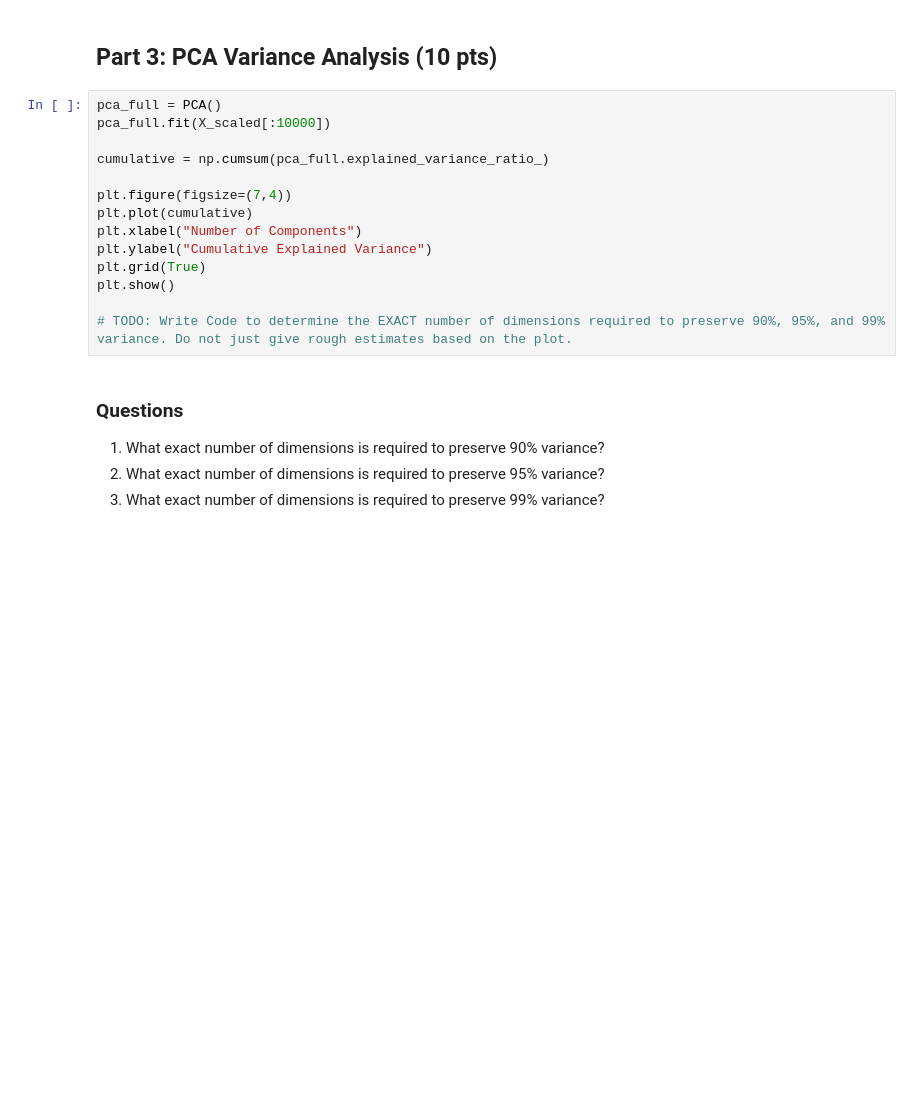
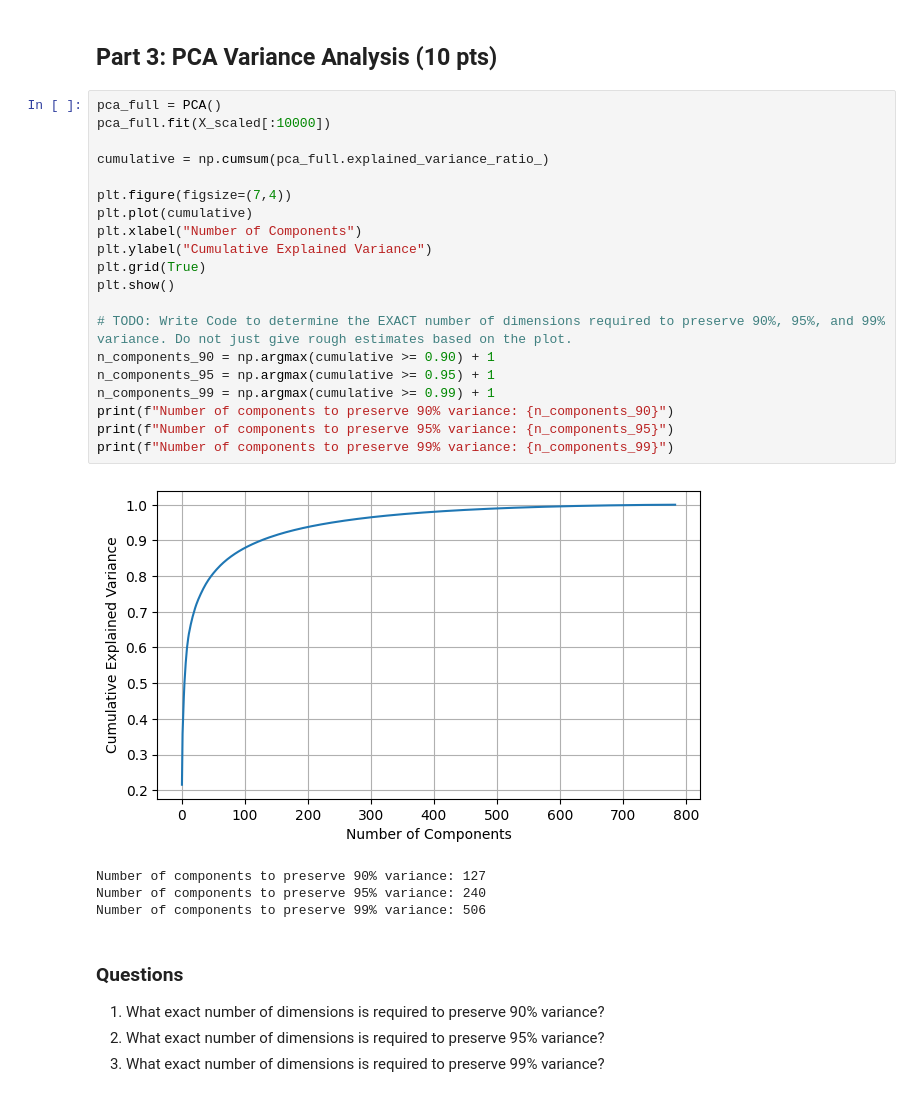
Before and after one commit to daniellekaye/4360_hw2, a Jupyter notebook: hw2.ipynb, the cells around one changed output. Cells and saved outputs as stored; diff of their text form; blank space fills up the shorter version.

```diff
--- a/hw2.ipynb
+++ b/hw2.ipynb
@@ -112,17 +139,28 @@ for name, model in methods.items():
 # %%
 pca_full = PCA()
 pca_full.fit(X_scaled[:10000])
 
 cumulative = np.cumsum(pca_full.explained_variance_ratio_)
 
 plt.figure(figsize=(7,4))
 plt.plot(cumulative)
 plt.xlabel("Number of Components")
 plt.ylabel("Cumulative Explained Variance")
 plt.grid(True)
 plt.show()
 
 # TODO: Write Code to determine the EXACT number of dimensions required to preserve 90%, 95%, and 99% variance. Do not just give rough estimates based on the plot.
+n_components_90 = np.argmax(cumulative >= 0.90) + 1
+n_components_95 = np.argmax(cumulative >= 0.95) + 1
+n_components_99 = np.argmax(cumulative >= 0.99) + 1
+print(f"Number of components to preserve 90% variance: {n_components_90}")
+print(f"Number of components to preserve 95% variance: {n_components_95}")
+print(f"Number of components to preserve 99% variance: {n_components_99}")
+# %% [output]
+[figure, added]
+Number of components to preserve 90% variance: 127
+Number of components to preserve 95% variance: 240
+Number of components to preserve 99% variance: 506
 # %% [markdown]
 ### Questions
 1. What exact number of dimensions is required to preserve 90% variance?
```
Also changed, not shown: parts of 8 cells of this notebook.
